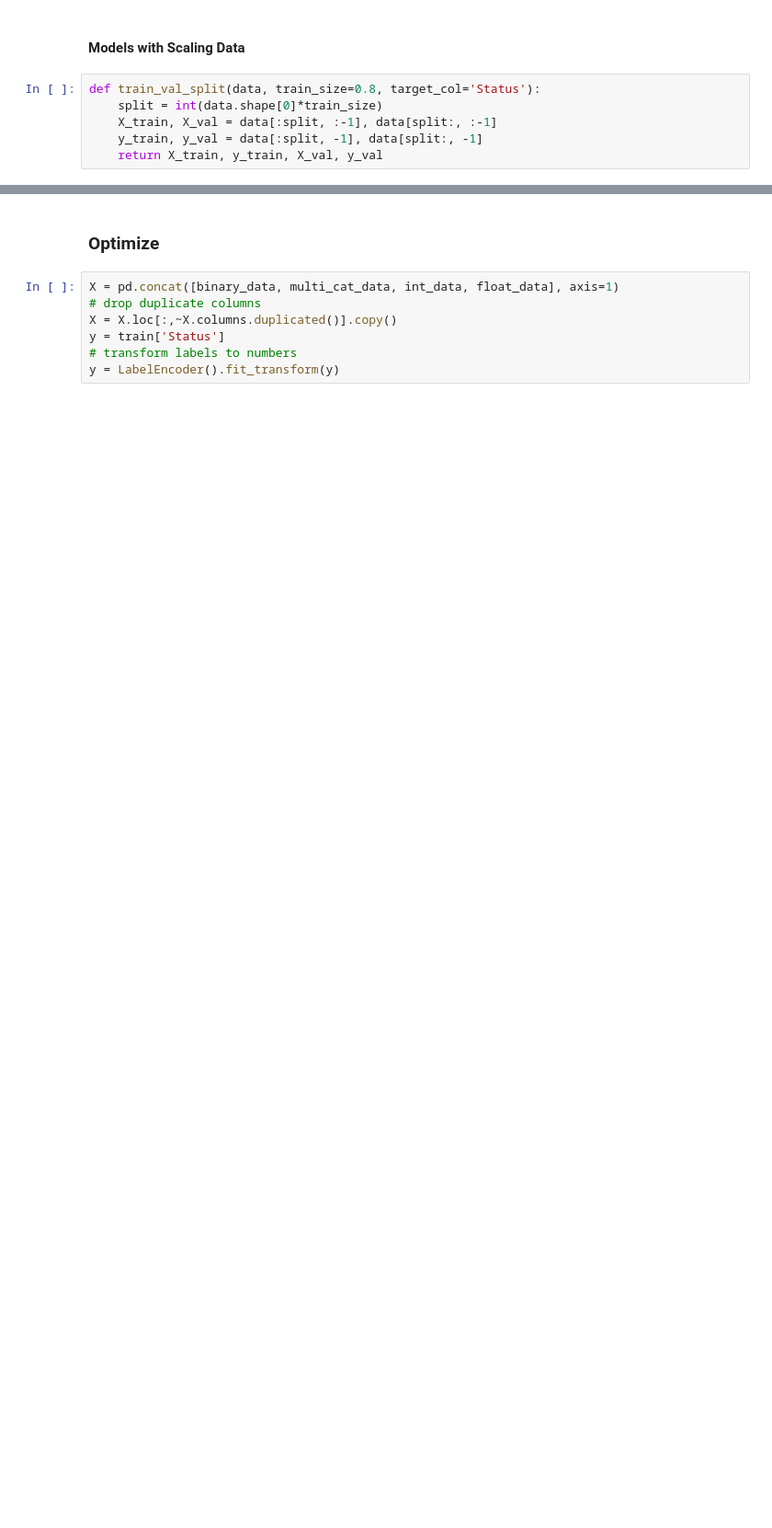
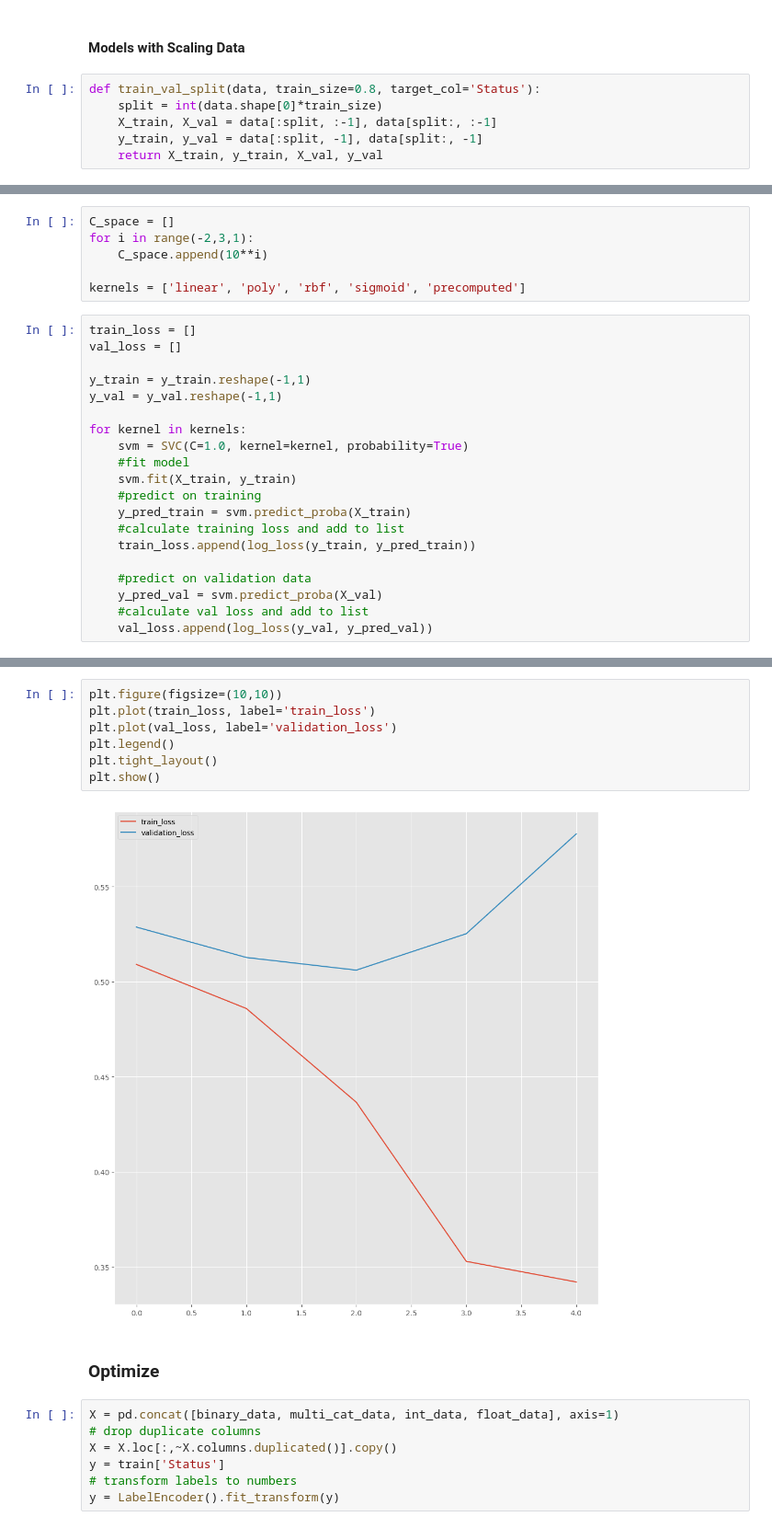
Before and after one commit to MattG133/kaggle-playground, a Jupyter notebook: Playground_S3_e26/analysis.ipynb, the cells around one changed output, grey strips where cells are left out. Shown at 92% size. Cells and saved outputs as stored; diff of their text form; blank space fills up the shorter version.

```diff
--- a/Playground_S3_e26/analysis.ipynb
+++ b/Playground_S3_e26/analysis.ipynb
@@ -374,0 +297,26 @@ plt.tight_layout()
+# %%
+C_space = []
+for i in range(-2,3,1):
+    C_space.append(10**i)
+
+kernels = ['linear', 'poly', 'rbf', 'sigmoid', 'precomputed']
+# %%
+train_loss = []
+val_loss = []
+
+y_train = y_train.reshape(-1,1)
+y_val = y_val.reshape(-1,1)
+
+for kernel in kernels:
+    svm = SVC(C=1.0, kernel=kernel, probability=True)
+    #fit model
+    svm.fit(X_train, y_train)
+    #predict on training
+    y_pred_train = svm.predict_proba(X_train)
+    #calculate training loss and add to list
+    train_loss.append(log_loss(y_train, y_pred_train))
+
+    #predict on validation data
+    y_pred_val = svm.predict_proba(X_val)
+    #calculate val loss and add to list
+    val_loss.append(log_loss(y_val, y_pred_val))
@@ -375,3 +325,12 @@ plt.tight_layout()
+# %%
+plt.figure(figsize=(10,10))
+plt.plot(train_loss, label='train_loss')
+plt.plot(val_loss, label='validation_loss')
+plt.legend()
+plt.tight_layout()
+plt.show()
+# %% [output]
+[figure, added]
 # %% [markdown]
 ### Optimize
 # %%
```
Also changed, not shown: parts of 10 cells of this notebook.
